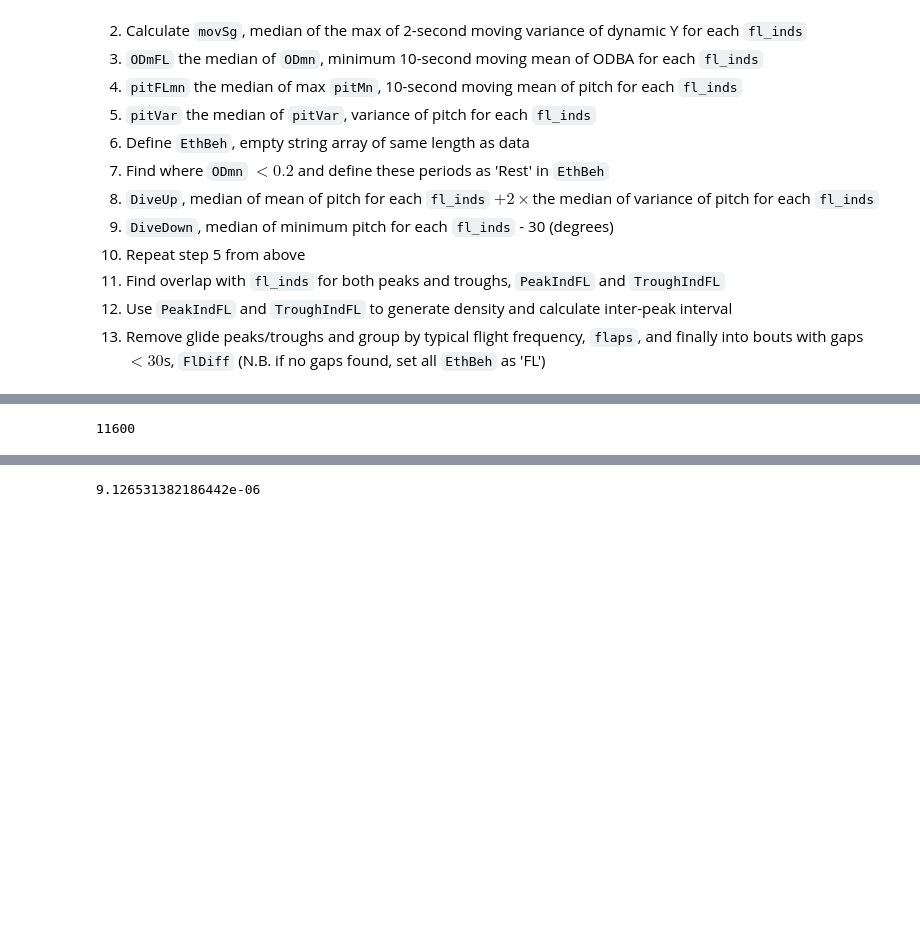
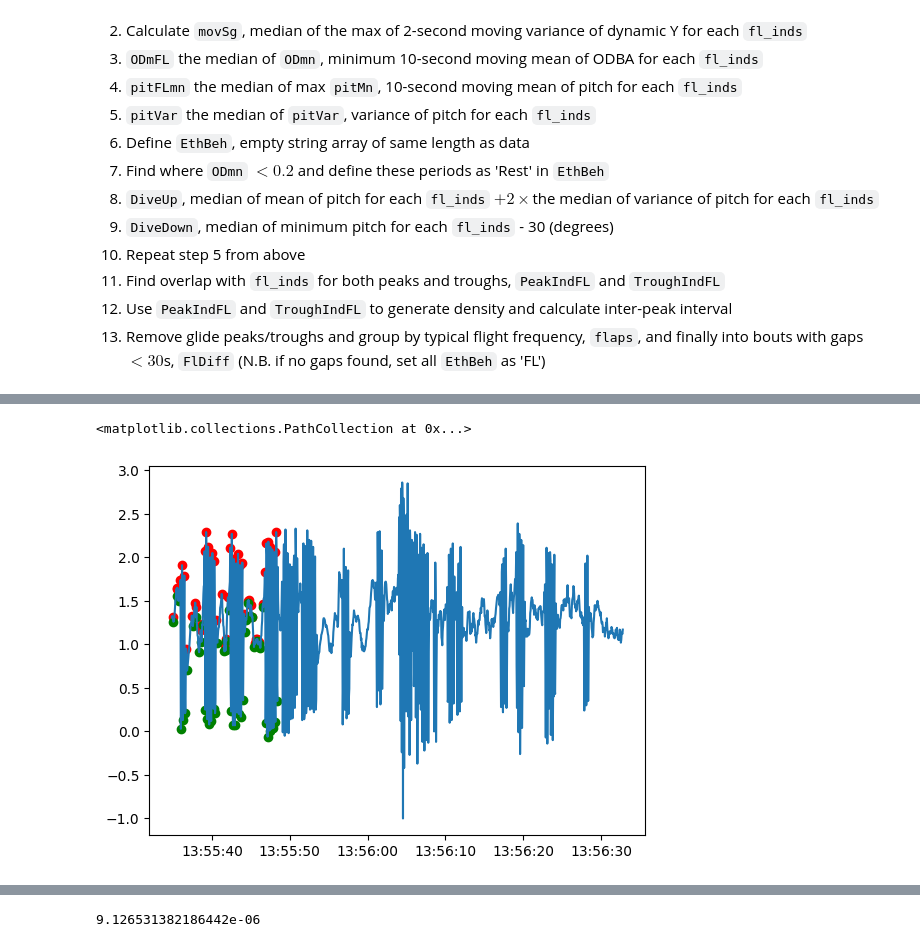
Before and after one commit to takujinonda/BiPAnalysisCodeShare, a Jupyter notebook: forage_detect/DVLexplanation.ipynb, the cells around one changed output, grey strips where cells are left out. Saved outputs shown, nothing was run; the diff lists cells and outputs as text; code cells hidden in the pictures; blank space fills up the shorter version.

```diff
--- a/forage_detect/DVLexplanation.ipynb
+++ b/forage_detect/DVLexplanation.ipynb
@@ -469,4 +483,18 @@ test.pitchPT()
-# %%
-np.sum(test.flight)
-# %% [output]
-11600
+# %%
+# import numpy as np
+# np.sum(test.flight)
+# len(test.acc)
+# test.acc
+import utils.analyseAcc as accFn
+pks,troughs = accFn.peak_trough_in_flight(test.acc.Z,test.flInds)
+# %%
+plt.plot(test.acc.DT[test.flInds[0]].values,test.acc.Z[test.
+flInds[0]].values)
+
+plt.scatter(test.acc.DT[pks[0:50]].values,
+            test.acc.Z[pks[0:50]].values,c='r')
+plt.scatter(test.acc.DT[troughs[0:50]].values,
+            test.acc.Z[troughs[0:50]].values,c='g')
+# %% [output]
+<matplotlib.collections.PathCollection at 0x...>
+[figure, added]
```
Also changed, not shown: parts of 2 cells of this notebook, 2 other files.
